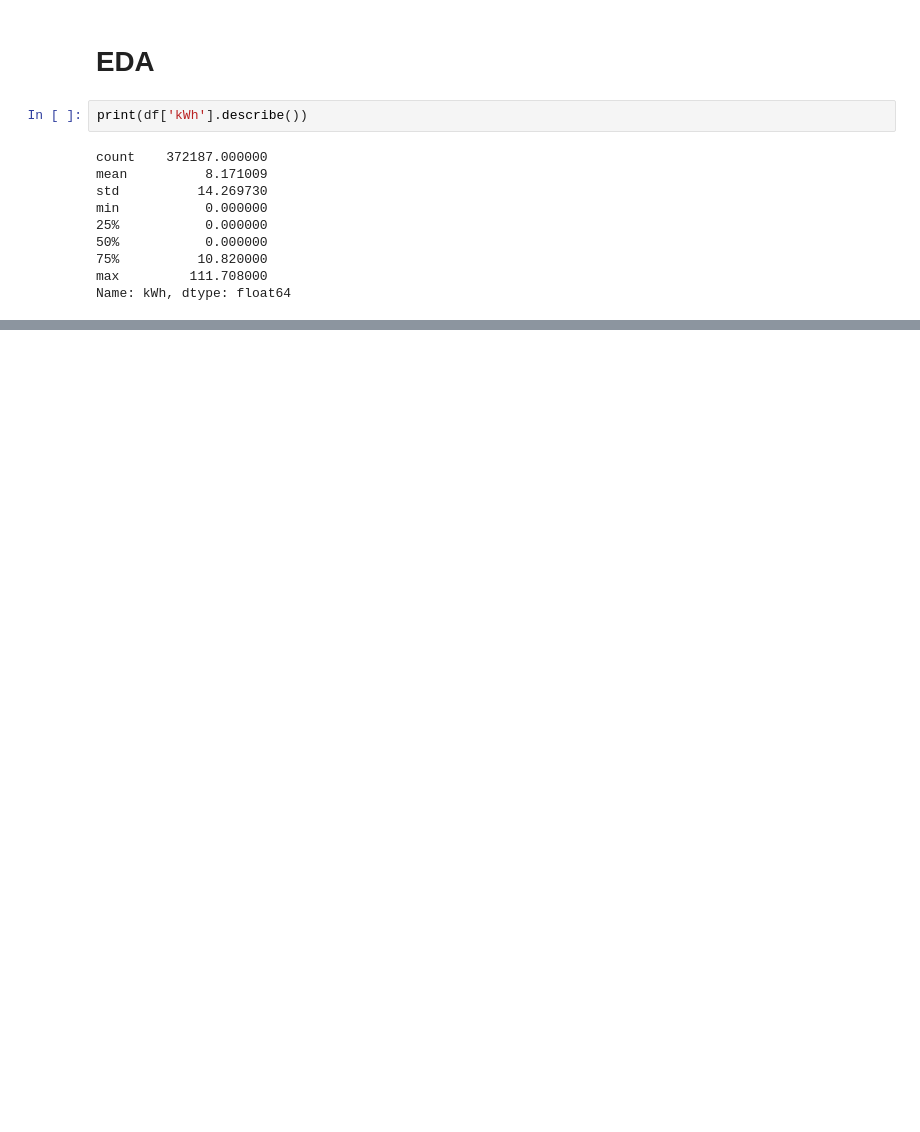
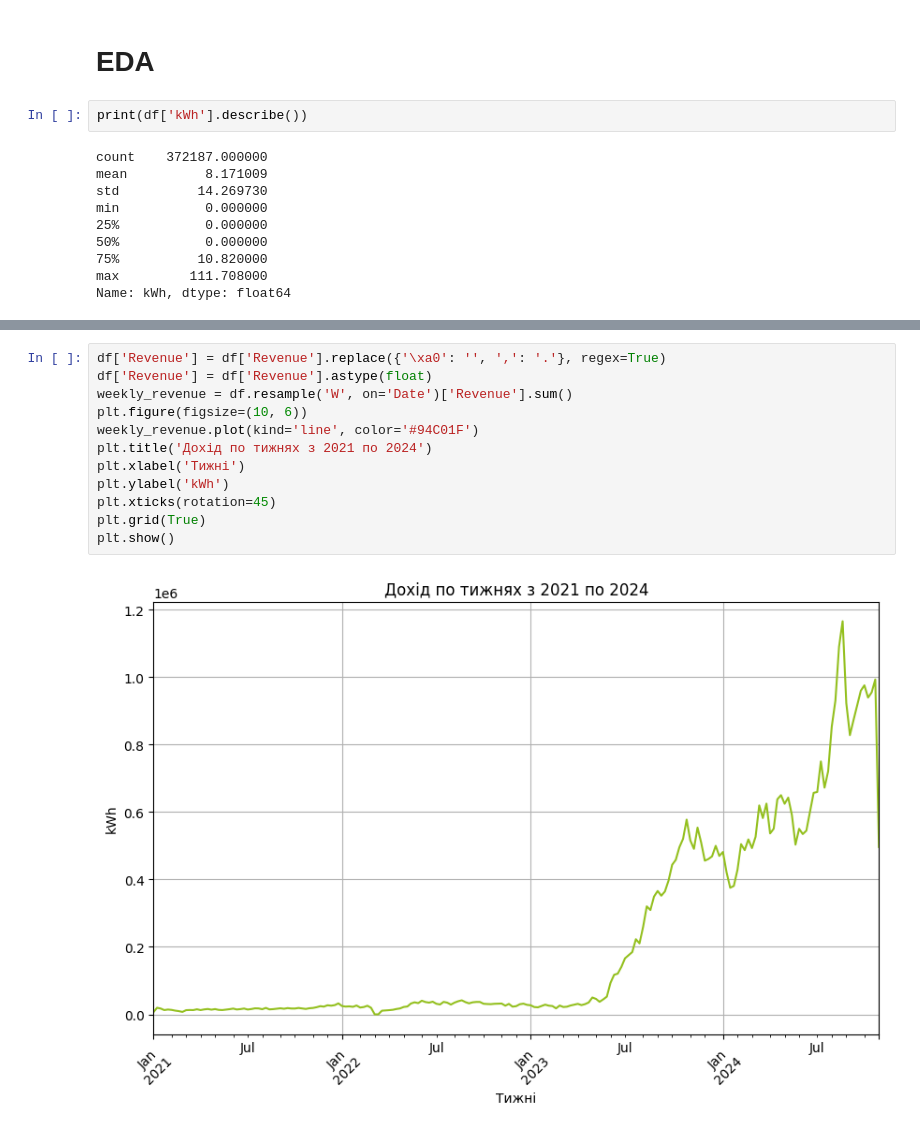
Before and after one commit to Lkupybida/ArtficialInteligenceCourseProject, a Jupyter notebook: nastiia.ipynb, the cells around one changed output, grey strips where cells are left out. Saved outputs shown, nothing was run; the diff lists cells and outputs as text; blank space fills up the shorter version.

```diff
--- a/nastiia.ipynb
+++ b/nastiia.ipynb
@@ -73,0 +94,14 @@ plt.show()
+# %%
+df['Revenue'] = df['Revenue'].replace({'\xa0': '', ',': '.'}, regex=True)
+df['Revenue'] = df['Revenue'].astype(float)
+weekly_revenue = df.resample('W', on='Date')['Revenue'].sum()
+plt.figure(figsize=(10, 6))
+weekly_revenue.plot(kind='line', color='#94C01F')
+plt.title('Дохід по тижнях з 2021 по 2024')
+plt.xlabel('Тижні')
+plt.ylabel('kWh')
+plt.xticks(rotation=45)
+plt.grid(True)
+plt.show()
+# %% [output]
+[figure, added]
```
Also changed, not shown: parts of 3 cells of this notebook.
